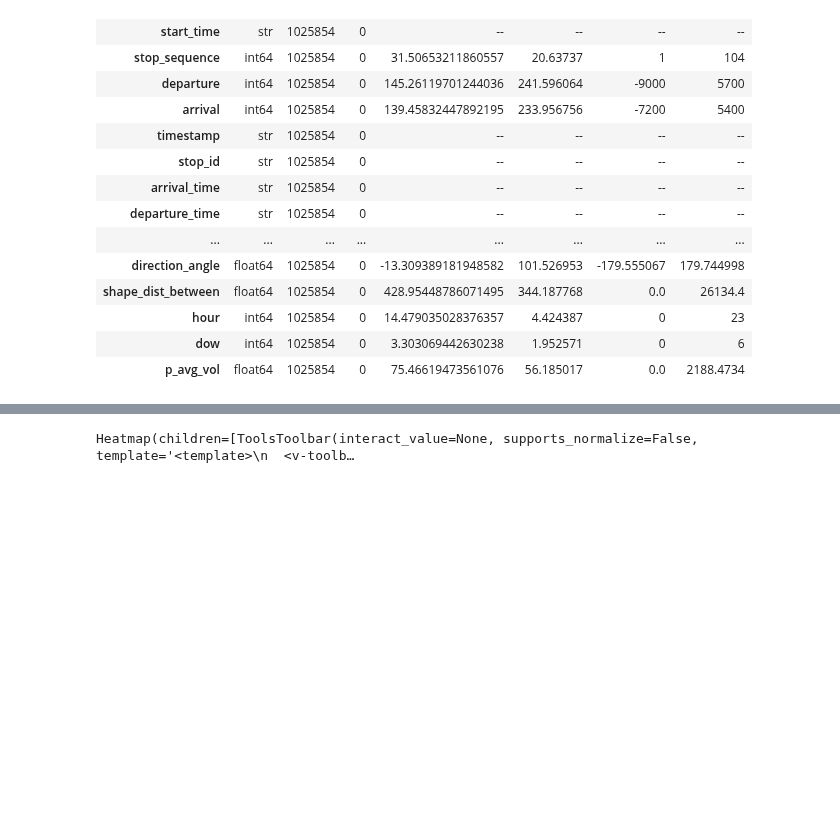
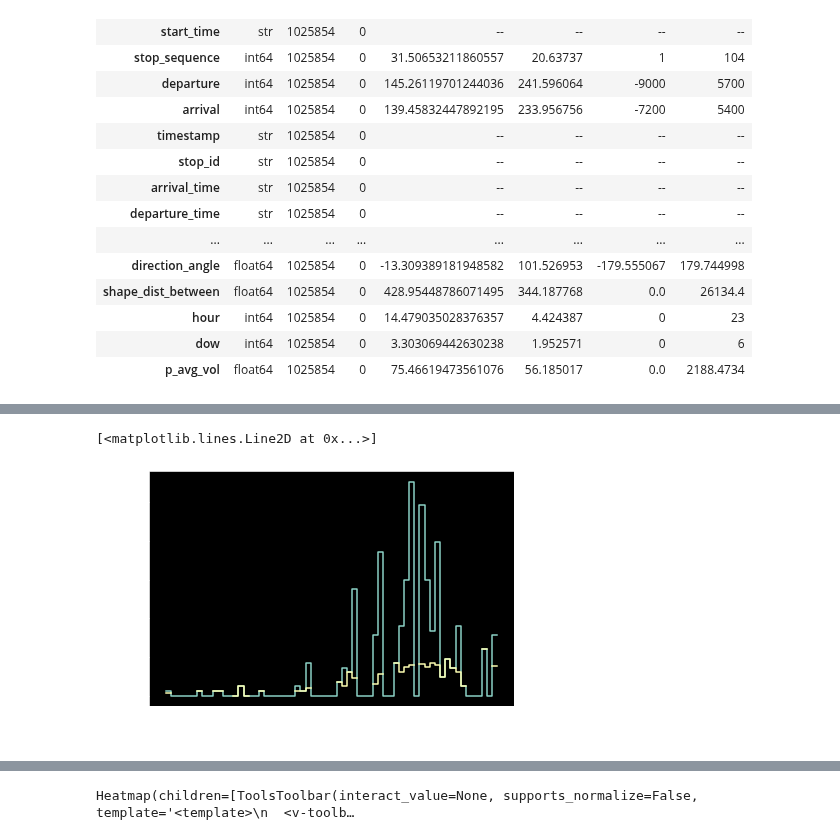
Before and after one commit to Drakodav/backend_d-dub, a Jupyter notebook: ml/processing/gtfsr_create_model.ipynb, the cells around one changed output, grey strips where cells are left out. Cells and saved outputs as stored; diff of their text form; code cells hidden in the pictures; blank space fills up the shorter version.

```diff
--- a/ml/processing/gtfsr_create_model.ipynb
+++ b/ml/processing/gtfsr_create_model.ipynb
@@ -100,5 +100,6 @@ one_trip
 # %%
-df_train, df_test = vaex.open('./output/one_trip.hdf5').ml.train_test_split(test_size=0.2, verbose=False)
+df_train, df_test = vaex.open('./output/one_route.hdf5').ml.train_test_split(test_size=0.2, verbose=False)
+# df_train, df_test = df.ml.train_test_split(test_size=0.2, verbose=False)
 # %%
 from sklearn.linear_model import SGDRegressor
 from vaex.ml.sklearn import IncrementalPredictor
@@ -205,0 +221,12 @@ model created, time: 41s
+# %%
+# Check the class balance
+trip = df_train[(df_train.trip_id == '7857.2.60-44-b12-1.244.I') & (df_train.start_time == '13:30:00')]
+
+# trip.plot1d(trip.arrival)
+# trip.plot1d(trip.stop_sequence, what='sum(p_avg_vol)')
+trip.plot1d(trip.stop_sequence, what='sum(arrival)')
+# trip.plot1d(trip.stop_sequence, what='sum(shape_dist_between)')
+trip.plot1d(trip.stop_sequence, what='mean(departure)')
+# %% [output]
+[<matplotlib.lines.Line2D at 0x...>]
+[figure, added]
```
Also changed, not shown: parts of 8 cells of this notebook, 1 other file.
